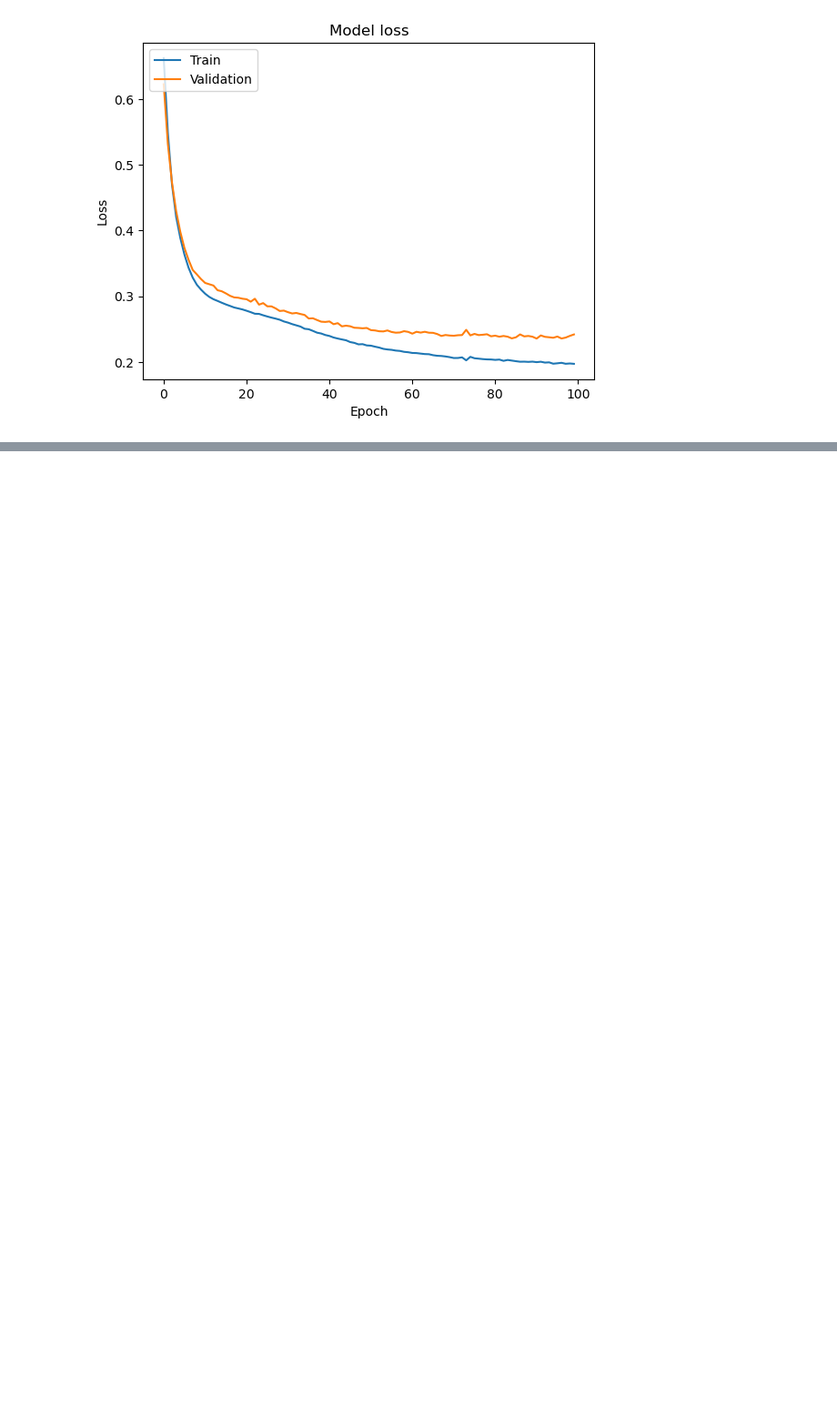
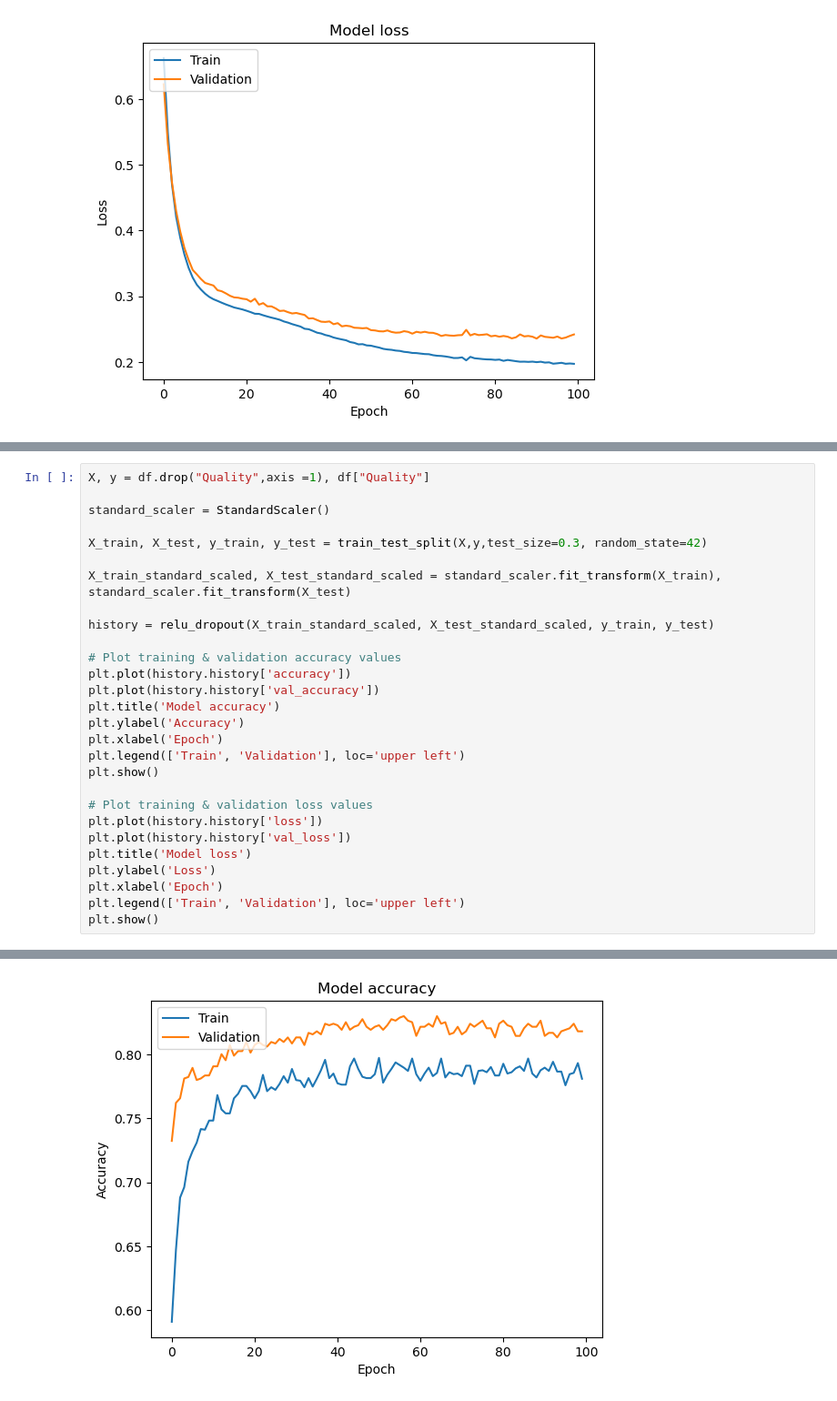
Before and after one commit to MaukanMir/Apple-Classifier, a Jupyter notebook: training.ipynb, the cells around one changed output, grey strips where cells are left out. Shown at 91% size. Saved outputs shown, nothing was run; the diff lists cells and outputs as text; blank space fills up the shorter version.

Commit message:
Still playing around with parameters on the model

```diff
--- a/training.ipynb
+++ b/training.ipynb
@@ -436,0 +465,29 @@ Test Accuracy: 0.8974999785423279
+# %%
+X, y = df.drop("Quality",axis =1), df["Quality"]
+
+standard_scaler = StandardScaler()
+
+X_train, X_test, y_train, y_test = train_test_split(X,y,test_size=0.3, random_state=42)
+
+X_train_standard_scaled, X_test_standard_scaled = standard_scaler.fit_transform(X_train), standard_scaler.fit_transform(X_test)
+
+history = relu_dropout(X_train_standard_scaled, X_test_standard_scaled, y_train, y_test)
+
+# Plot training & validation accuracy values
+plt.plot(history.history['accuracy'])
+plt.plot(history.history['val_accuracy'])
+plt.title('Model accuracy')
+plt.ylabel('Accuracy')
+plt.xlabel('Epoch')
+plt.legend(['Train', 'Validation'], loc='upper left')
+plt.show()
+
+# Plot training & validation loss values
+plt.plot(history.history['loss'])
+plt.plot(history.history['val_loss'])
+plt.title('Model loss')
+plt.ylabel('Loss')
+plt.xlabel('Epoch')
+plt.legend(['Train', 'Validation'], loc='upper left')
+plt.show()
+# %% [output]
@@ -436,0 +511 @@ Test Accuracy: 0.8974999785423279
+[figure, added]
```
Also changed, not shown: parts of 4 cells of this notebook.
